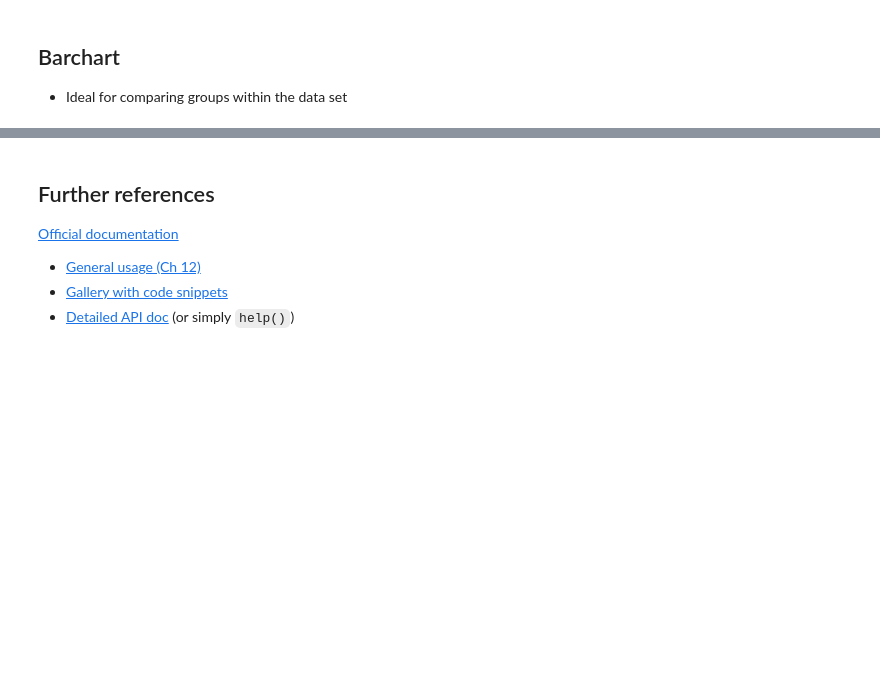
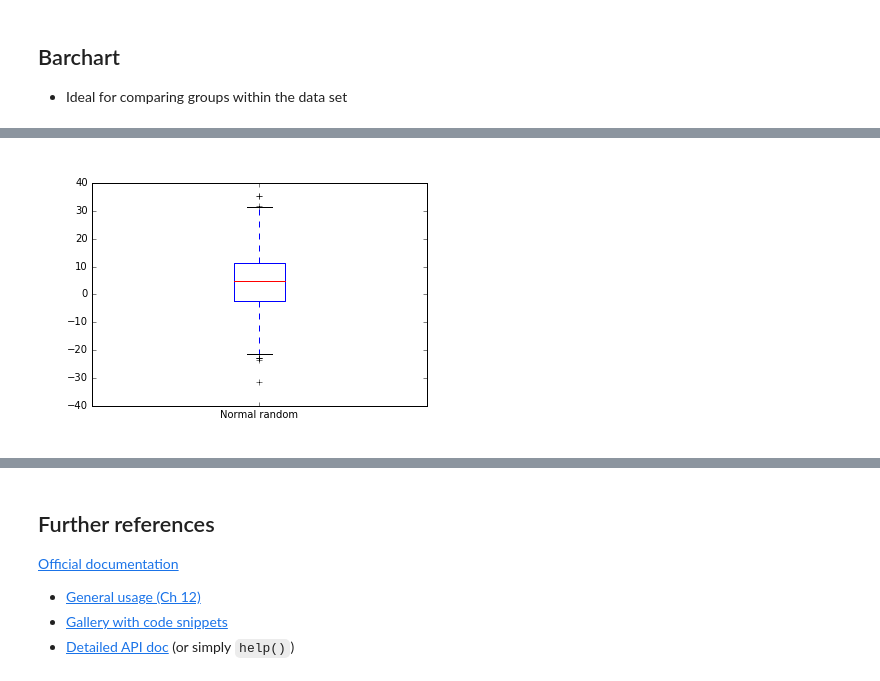
Before and after one commit to gurbanics/pytech-vis, a Jupyter notebook: notebooks/MainSlides.ipynb, the cells around one changed output, grey strips where cells are left out. Cells and saved outputs as stored; diff of their text form; code cells hidden in the pictures; blank space fills up the shorter version.

```diff
--- a/notebooks/MainSlides.ipynb
+++ b/notebooks/MainSlides.ipynb
@@ -112,0 +116,4 @@ plt.title("Real estate prices in Budapest (2016)");
+# %%
+plt.boxplot(normal_random, labels=["Normal random"]);
+# %% [output]
+[figure, added]
```
Also changed, not shown: parts of 18 cells of this notebook, 1 other file.
